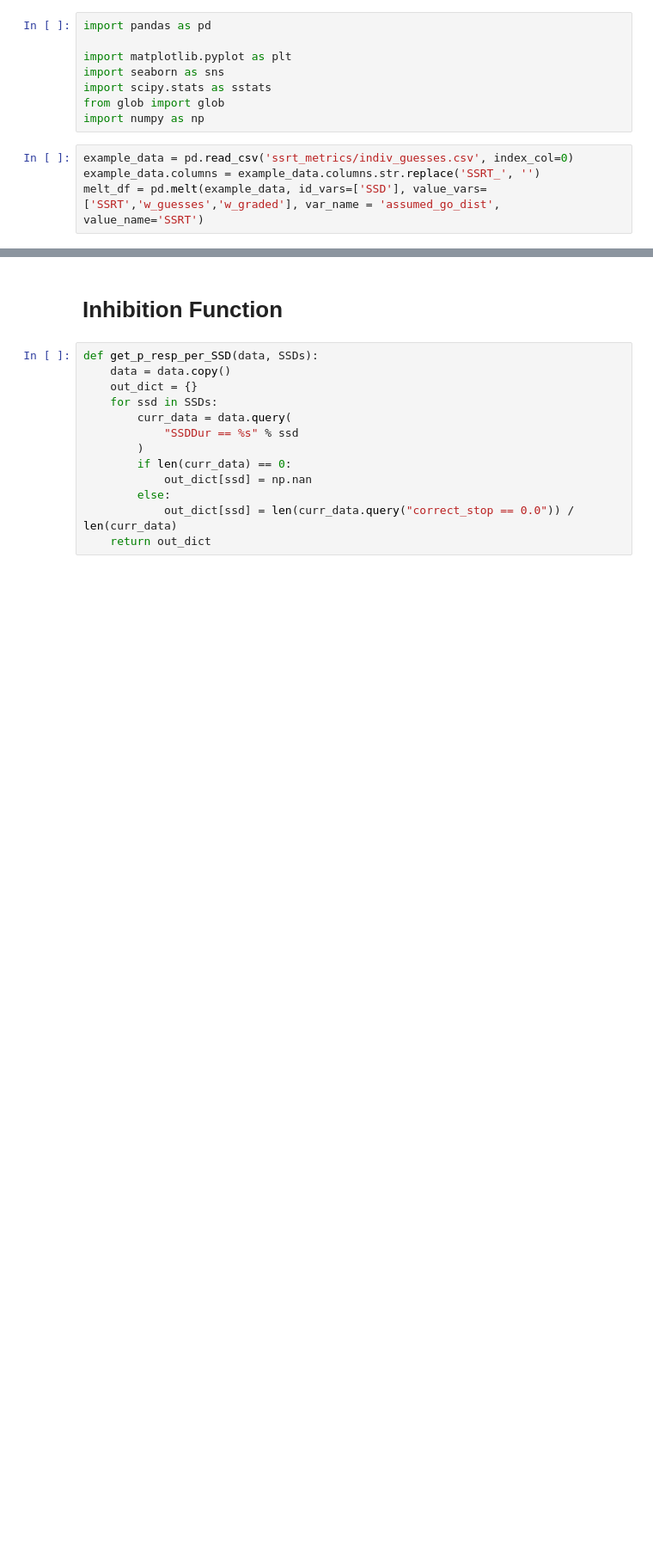
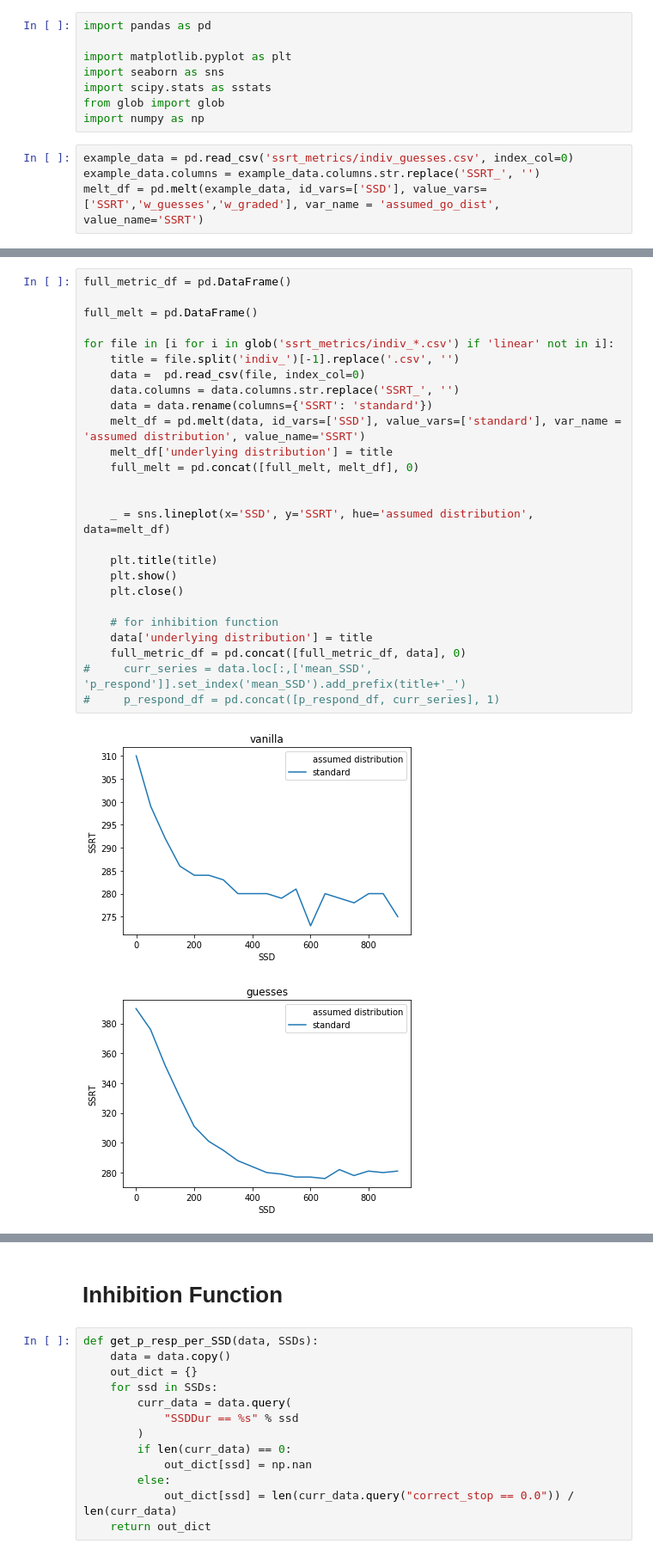
Before and after one commit to henrymj/ABCD_simulations, a Jupyter notebook: visualize_SSRTs_by_SSD.ipynb, the cells around one changed output, grey strips where cells are left out. Shown at 86% size. Drawn from its saved outputs; the diff is of its cells as text; blank space fills up the shorter version.

```diff
--- a/visualize_SSRTs_by_SSD.ipynb
+++ b/visualize_SSRTs_by_SSD.ipynb
@@ -66,0 +67,29 @@ for file in [i for i in glob('ssrt_metrics/indiv_*.csv') if 'linear' not in i]:
+# %%
+full_metric_df = pd.DataFrame()
+
+full_melt = pd.DataFrame()
+
+for file in [i for i in glob('ssrt_metrics/indiv_*.csv') if 'linear' not in i]:
+    title = file.split('indiv_')[-1].replace('.csv', '')
+    data =  pd.read_csv(file, index_col=0)
+    data.columns = data.columns.str.replace('SSRT_', '')
+    data = data.rename(columns={'SSRT': 'standard'})
+    melt_df = pd.melt(data, id_vars=['SSD'], value_vars=['standard'], var_name = 'assumed distribution', value_name='SSRT')
+    melt_df['underlying distribution'] = title
+    full_melt = pd.concat([full_melt, melt_df], 0)
+
+
+    _ = sns.lineplot(x='SSD', y='SSRT', hue='assumed distribution', data=melt_df)
+
+    plt.title(title)
+    plt.show()
+    plt.close()
+
+    # for inhibition function
+    data['underlying distribution'] = title
+    full_metric_df = pd.concat([full_metric_df, data], 0)
+#     curr_series = data.loc[:,['mean_SSD', 'p_respond']].set_index('mean_SSD').add_prefix(title+'_')
+#     p_respond_df = pd.concat([p_respond_df, curr_series], 1)
+# %% [output]
+[figure, added]
+[figure, added]
```
Also changed, not shown: parts of 8 cells of this notebook, 3 other files.
